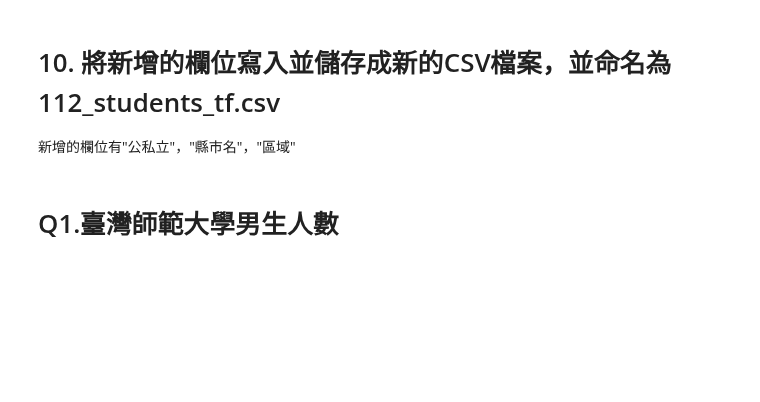
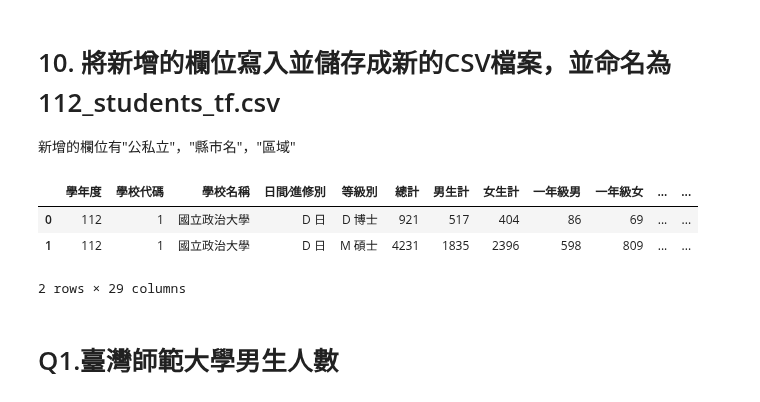
Before and after one commit to wxu2985/LATIA112-2, a Jupyter notebook: week3/week3_demo.ipynb, the cells around one changed output. Saved outputs shown, nothing was run; the diff lists cells and outputs as text; code cells hidden in the pictures; blank space fills up the shorter version.

```diff
--- a/week3/week3_demo.ipynb
+++ b/week3/week3_demo.ipynb
@@ -181,3 +321,32 @@ for degree in degree_list:
 東部區域：包括花蓮縣及臺東縣。
 
 福建省：包括金門縣與連江縣。
+# %%
+city_to_area = {'臺北市':'北部',
+         '新北市':'北部',
+         '基隆市':'北部',
+         '新竹市':'北部',
+         '桃園市':'北部',
+         '新竹縣':'北部',
+         '宜蘭縣':'北部',
+         '臺中市':'中部',
+         '苗栗縣':'中部',
+         '彰化縣':'中部',
+         '南投縣':'中部',
+         '雲林縣':'中部',
+         '高雄市':'南部',
+         '臺南市':'南部',
+         '嘉義市':'南部',
+         '嘉義縣':'南部',
+         '屏東縣':'南部',
+         '澎湖縣':'南部',
+         '花蓮縣':'東部',
+         '臺東縣':'東部',
+         '金門縣':'福建省'}
+
+df['區域'] = df['縣市名'].map(city_to_area)
+
+df5 = df.drop_duplicates('學校代碼')
+count = df5['區域'].value_counts()
+print(f"本資料集共收集了 {len(df5)} 所學校，其中：")
+print(f"北部區域有 {count['北部']} 所；\n中部區域有 {count['中部']} 所；\n南部區域有 {count['南部']} 所；\n東部區域有 {count['東部']} 所；\n福建省區域有 {count['福建省']} 所。")
@@ -194,6 +732,14 @@ for degree in degree_list:
 # 10. 將新增的欄位寫入並儲存成新的CSV檔案，並命名為112_students_tf.csv
 
 新增的欄位有"公私立"，"縣市名"，"區域"
+# %%
+df.head(2)
+#df.to_csv('112_students_tf.csv', encoding='utf-8', sep=',')
+# %% [output]
+|  | 學年度 | 學校代碼 | 學校名稱 | 日間∕進修別 | 等級別 | 總計 | 男生計 | 女生計 | 一年級男 | 一年級女 | ... | ... |
+| 0 | 112 | 1 | 國立政治大學 | D 日 | D 博士 | 921 | 517 | 404 | 86 | 69 | ... | ... |
+| 1 | 112 | 1 | 國立政治大學 | D 日 | M 碩士 | 4231 | 1835 | 2396 | 598 | 809 | ... | ... |
+2 rows × 29 columns
 # %% [markdown]
 # Q1.臺灣師範大學男生人數
 # %%
```
Also changed, not shown: parts of 11 cells of this notebook.
